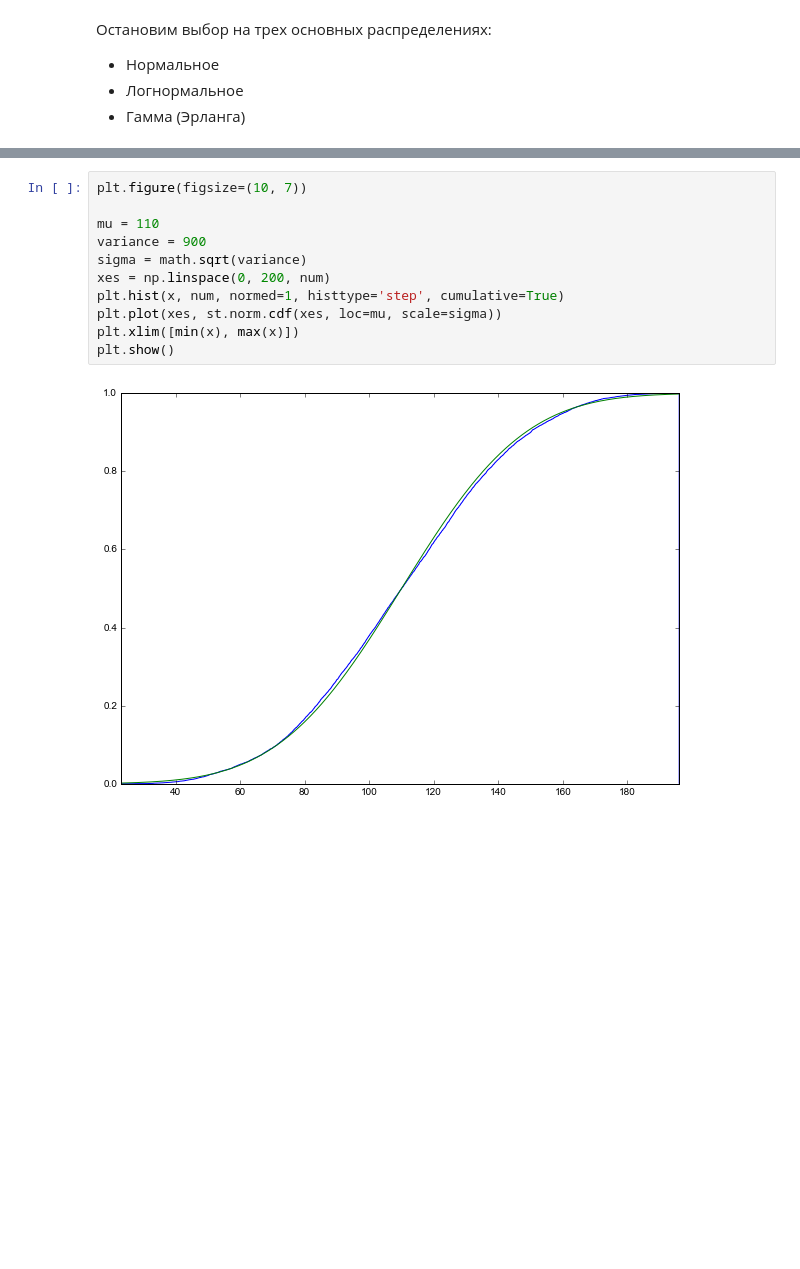
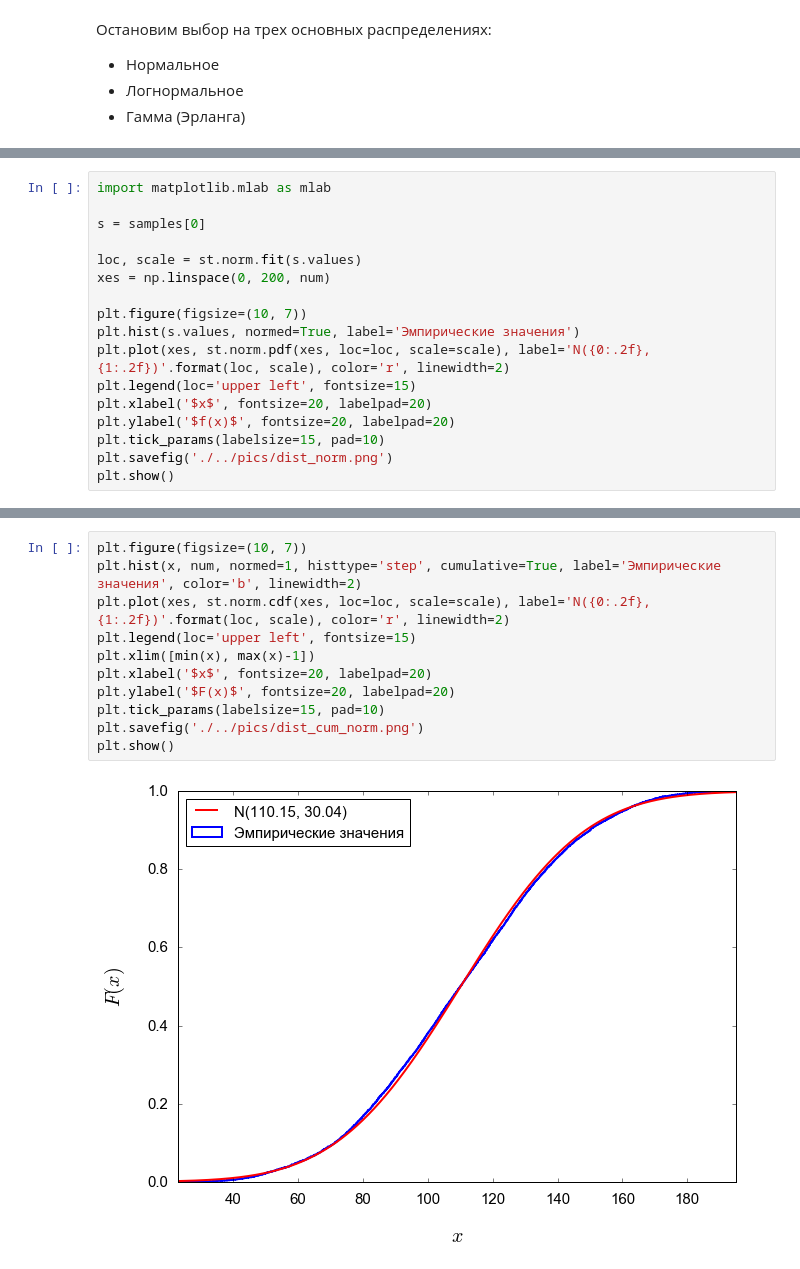
Before and after one commit to vaddya/probability-and-statistics, a Jupyter notebook: lab2/code/lab2.ipynb, the cells around one changed output, grey strips where cells are left out. Cells and saved outputs as stored; diff of their text form; blank space fills up the shorter version.

```diff
--- a/lab2/code/lab2.ipynb
+++ b/lab2/code/lab2.ipynb
@@ -313,0 +302,17 @@ plt.show()
+# %%
+import matplotlib.mlab as mlab
+
+s = samples[0]
+
+loc, scale = st.norm.fit(s.values)
+xes = np.linspace(0, 200, num)
+
+plt.figure(figsize=(10, 7))
+plt.hist(s.values, normed=True, label='Эмпирические значения')
+plt.plot(xes, st.norm.pdf(xes, loc=loc, scale=scale), label='N({0:.2f}, {1:.2f})'.format(loc, scale), color='r', linewidth=2)
+plt.legend(loc='upper left', fontsize=15)
+plt.xlabel('$x$', fontsize=20, labelpad=20)
+plt.ylabel('$f(x)$', fontsize=20, labelpad=20)
+plt.tick_params(labelsize=15, pad=10)
+plt.savefig('./../pics/dist_norm.png')
+plt.show()
@@ -314,13 +321,13 @@ plt.show()
 # %%
 plt.figure(figsize=(10, 7))
-
-mu = 110
-variance = 900
-sigma = math.sqrt(variance)
-xes = np.linspace(0, 200, num)
-plt.hist(x, num, normed=1, histtype='step', cumulative=True)
-plt.plot(xes, st.norm.cdf(xes, loc=mu, scale=sigma))
-plt.xlim([min(x), max(x)])
+plt.hist(x, num, normed=1, histtype='step', cumulative=True, label='Эмпирические значения', color='b', linewidth=2)
+plt.plot(xes, st.norm.cdf(xes, loc=loc, scale=scale), label='N({0:.2f}, {1:.2f})'.format(loc, scale), color='r', linewidth=2)
+plt.legend(loc='upper left', fontsize=15)
+plt.xlim([min(x), max(x)-1])
+plt.xlabel('$x$', fontsize=20, labelpad=20)
+plt.ylabel('$F(x)$', fontsize=20, labelpad=20)
+plt.tick_params(labelsize=15, pad=10)
+plt.savefig('./../pics/dist_cum_norm.png')
 plt.show()
 # %% [output]
-[figure, old version]
+[figure, new version]
```
Also changed, not shown: parts of 17 cells of this notebook, 7 other files.
